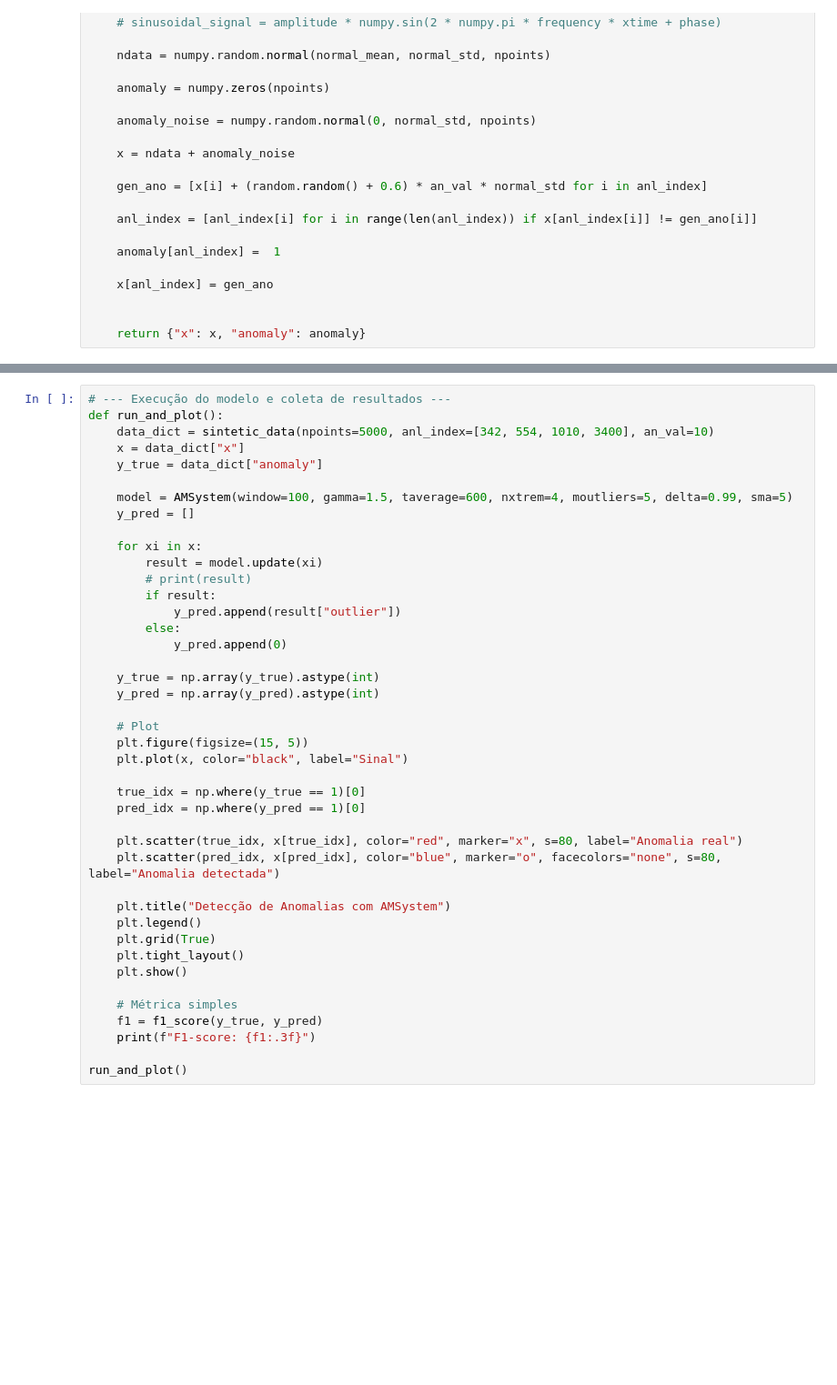
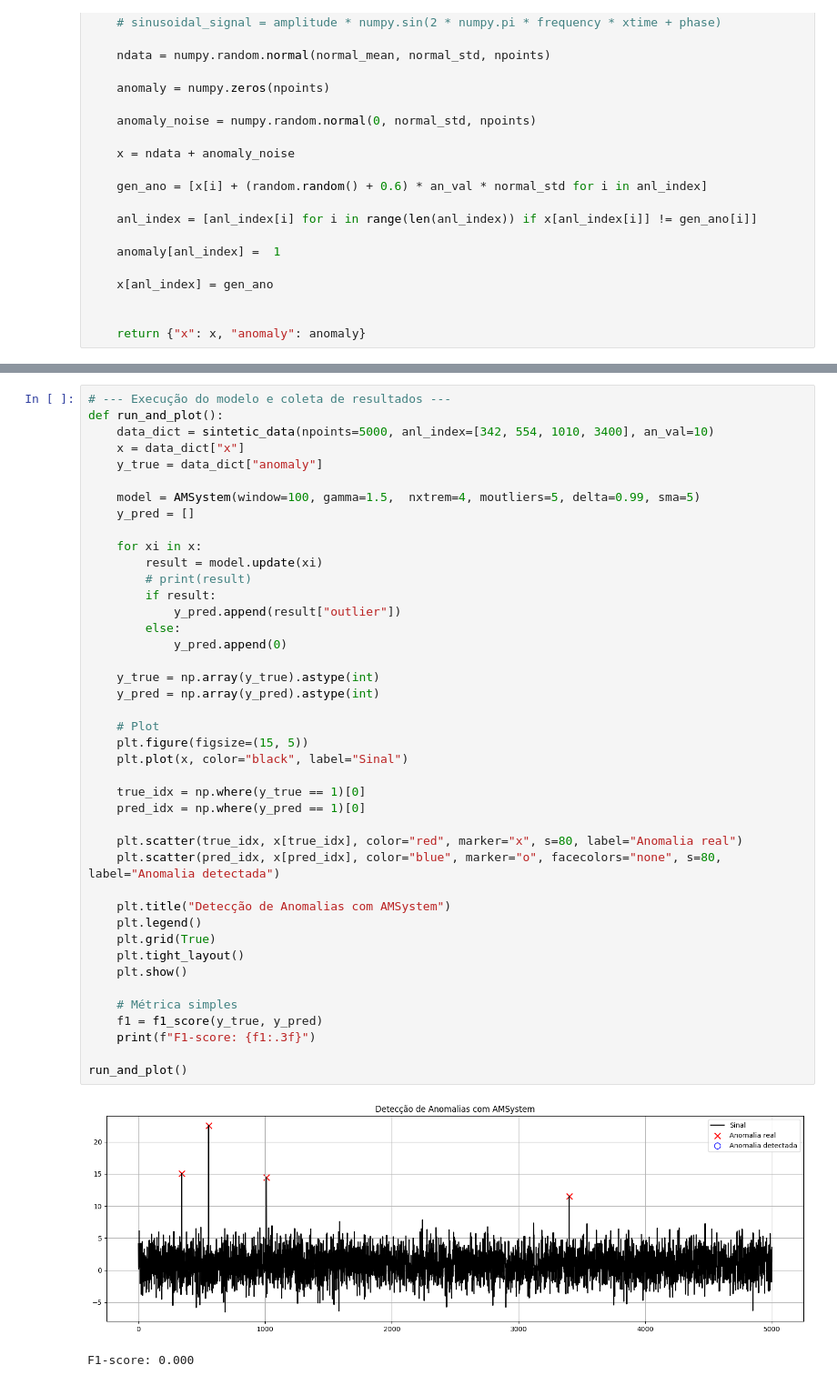
Before and after one commit to duducosmos/xtremepy_v2, a Jupyter notebook: notebooks/xtreampy_tade.ipynb, the cells around one changed output, grey strips where cells are left out. Shown at 91% size. Drawn from its saved outputs; the diff is of its cells as text; blank space fills up the shorter version.

```diff
--- a/notebooks/xtreampy_tade.ipynb
+++ b/notebooks/xtreampy_tade.ipynb
@@ -314,7 +314,7 @@ def run_and_plot():
     x = data_dict["x"]
     y_true = data_dict["anomaly"]
 
-    model = AMSystem(window=100, gamma=1.5, taverage=600, nxtrem=4, moutliers=5, delta=0.99, sma=5)
+    model = AMSystem(window=100, gamma=1.5,  nxtrem=4, moutliers=5, delta=0.99, sma=5)
     y_pred = []
 
     for xi in x:
@@ -322,33 +322,36 @@ def run_and_plot():
         # print(result)
         if result:
             y_pred.append(result["outlier"])
         else:
             y_pred.append(0)
 
     y_true = np.array(y_true).astype(int)
     y_pred = np.array(y_pred).astype(int)
 
     # Plot
     plt.figure(figsize=(15, 5))
     plt.plot(x, color="black", label="Sinal")
 
     true_idx = np.where(y_true == 1)[0]
     pred_idx = np.where(y_pred == 1)[0]
 
     plt.scatter(true_idx, x[true_idx], color="red", marker="x", s=80, label="Anomalia real")
     plt.scatter(pred_idx, x[pred_idx], color="blue", marker="o", facecolors="none", s=80, label="Anomalia detectada")
 
     plt.title("Detecção de Anomalias com AMSystem")
     plt.legend()
     plt.grid(True)
     plt.tight_layout()
     plt.show()
 
     # Métrica simples
     f1 = f1_score(y_true, y_pred)
     print(f"F1-score: {f1:.3f}")
 
 run_and_plot()
+# %% [output]
+[figure, added]
+F1-score: 0.000
 # %%
 import optuna
 import numpy as np
```
Also changed, not shown: parts of 5 cells of this notebook.
